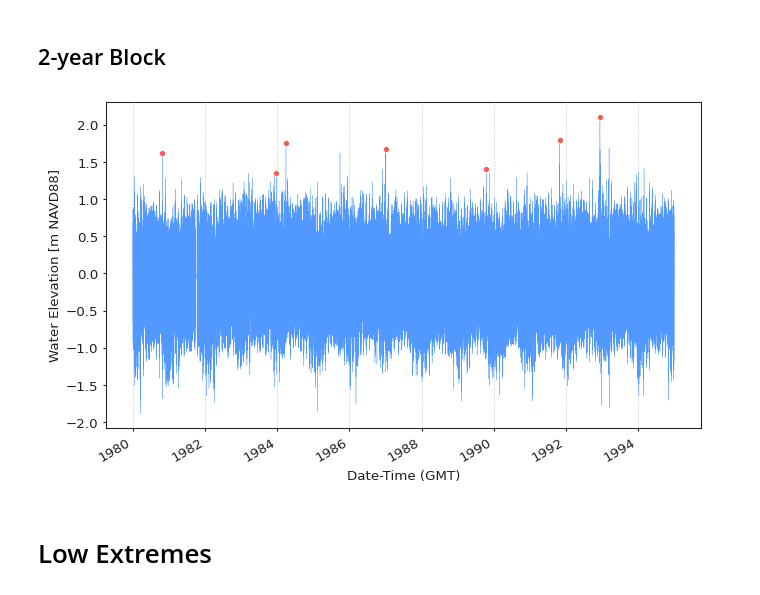
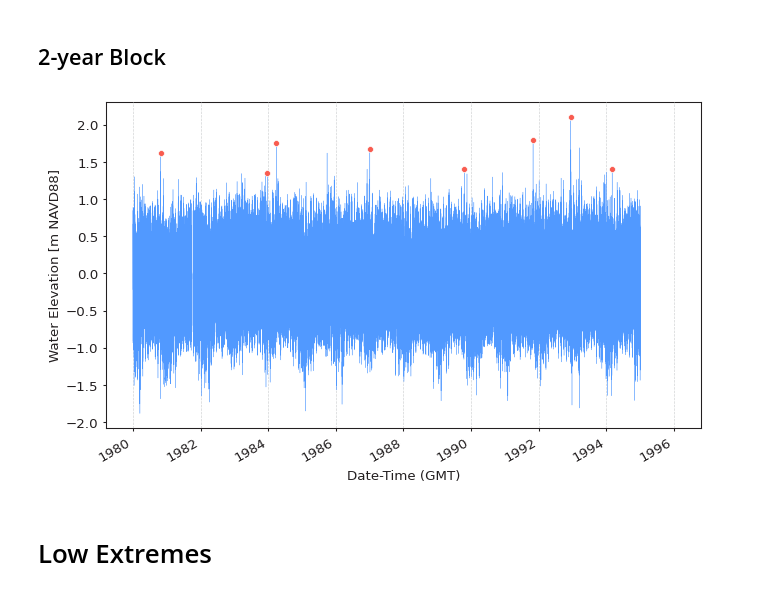
Before and after one commit to georgebv/pyextremes-notebooks, a Jupyter notebook: notebooks/documentation/extremes/2 block maxima.ipynb, the cells around one changed output. Cells and saved outputs as stored; diff of their text form; code cells hidden in the pictures.

Commit message:
updated bm figures

```diff
--- a/notebooks/documentation/extremes/2 block maxima.ipynb
+++ b/notebooks/documentation/extremes/2 block maxima.ipynb
@@ -50,23 +50,23 @@ fig.savefig("bm-high-1y.png", dpi=96, bbox_inches="tight")
 # %%
 block_size = pd.to_timedelta("365.2425D") * 2
 extremes = get_extremes(
     ts=data,
     method="BM",
     extremes_type="high",
     block_size=block_size,
-    min_last_block=0.7,
+    min_last_block=None,
 )
 fig, ax = plot_extremes(
     ts=data,
     extremes=extremes,
     extremes_method="BM",
     extremes_type="high",
     block_size=block_size,
     figsize=(8, 5),
 )
 fig.savefig("bm-high-2y.png", dpi=96, bbox_inches="tight")
 # %% [output]
-[figure, old version]
+[figure, new version]
 # %% [markdown]
 # Low Extremes
 # %%
```
